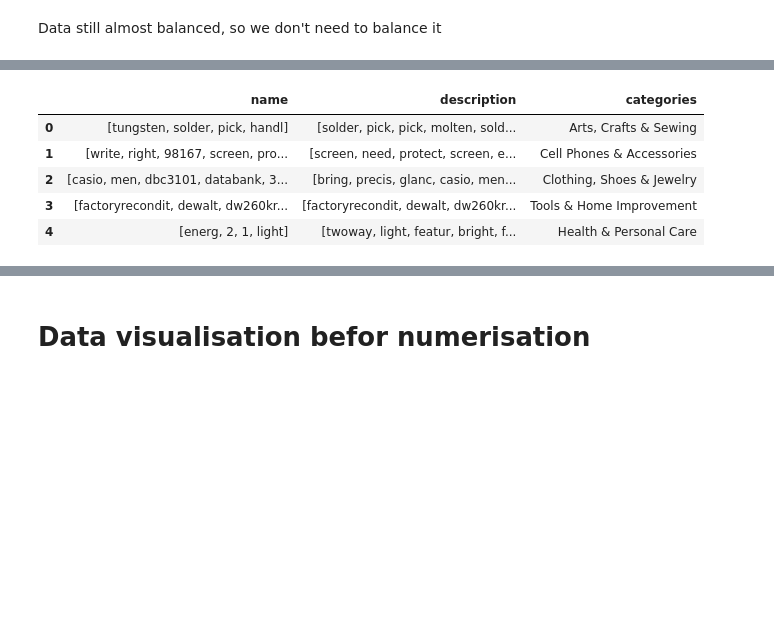
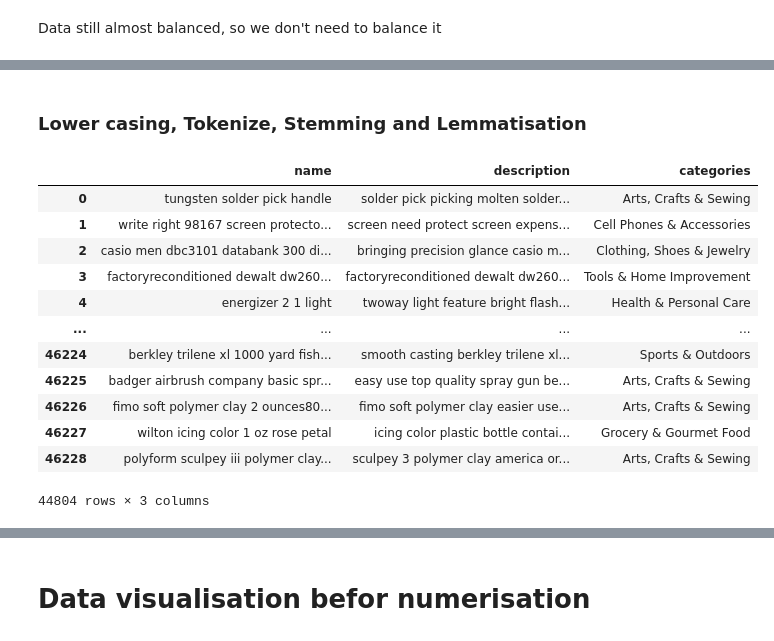
Before and after one commit to NextmediaMa/Product-Classification, a Jupyter notebook: clean_preprocess_data.ipynb, the cells around one changed output, grey strips where cells are left out. Saved outputs shown, nothing was run; the diff lists cells and outputs as text; code cells hidden in the pictures; blank space fills up the shorter version.

Commit message:
add changes to preprocessing

```diff
--- a/clean_preprocess_data.ipynb
+++ b/clean_preprocess_data.ipynb
@@ -283,4 +258,0 @@ products_data.head()
-# %%
-products_data["name"] = products_data["name"].str.lower()
-products_data["description"] = products_data["description"].str.lower()
-products_data.head()
@@ -404,11 +258,0 @@ products_data.head()
-# %%
-import re
-
-def remove_tag(text):
-    text=' '.join(text)
-    html_pattern = re.compile('<.*?>')
-    return html_pattern.sub(r'', text)
-
-products_data['name']=products_data['name'].apply(remove_tag)
-products_data['description']=products_data['description'].apply(remove_tag)
-products_data.head()
@@ -441,12 +259,52 @@ products_data.head()
-# %%
-from nltk import word_tokenize
-products_data['name']=products_data['name'].apply(lambda X: word_tokenize(X))
-products_data['description']=products_data['description'].apply(lambda X: word_tokenize(X))
-products_data.head()
-# %% [output]
-|  | name | description | categories |
-| 0 | [tungsten, solder, pick, handl] | [solder, pick, pick, molten, sold... | Arts, Crafts & Sewing |
-| 1 | [write, right, 98167, screen, pro... | [screen, need, protect, screen, e... | Cell Phones & Accessories |
-| 2 | [casio, men, dbc3101, databank, 3... | [bring, precis, glanc, casio, men... | Clothing, Shoes & Jewelry |
-| 3 | [factoryrecondit, dewalt, dw260kr... | [factoryrecondit, dewalt, dw260kr... | Tools & Home Improvement |
-| 4 | [energ, 2, 1, light] | [twoway, light, featur, bright, f... | Health & Personal Care |
+# %% [markdown]
+### Lower casing, Tokenize, Stemming and Lemmatisation
+# %%
+## for processing
+import re
+import nltk
+
+lst_stopwords = nltk.corpus.stopwords.words("english")
+lst_stopwords
+
+
+def utils_preprocess_text(text, flg_stemm=False, flg_lemm=True, lst_stopwords=None):
+    ## lower casing
+    text = re.sub(r'[^\w\s]', '', str(text).lower().strip())
+
+    ## Tokenize
+    lst_text = text.split()
+    ## remove Stopwords
+    if lst_stopwords is not None:
+        lst_text = [word for word in lst_text if word not in lst_stopwords]
+
+    ## Stemming
+    if flg_stemm == True:
+        ps = nltk.stem.porter.PorterStemmer()
+        lst_text = [ps.stem(word) for word in lst_text]
+
+    ## Lemmatisation
+    if flg_lemm == True:
+        lem = nltk.stem.wordnet.WordNetLemmatizer()
+        lst_text = [lem.lemmatize(word) for word in lst_text]
+
+    ## back to string from list
+    text = " ".join(lst_text)
+    return text
+
+products_data["name"] = products_data["name"].apply(lambda x: utils_preprocess_text(x, flg_stemm=False, flg_lemm=True, lst_stopwords=lst_stopwords))
+products_data["description"] = products_data["description"].apply(lambda x: utils_preprocess_text(x, flg_stemm=False, flg_lemm=True, lst_stopwords=lst_stopwords))
+products_data
+# %% [output]
+|  | name | description | categories |
+| 0 | tungsten solder pick handle | solder pick picking molten solder... | Arts, Crafts & Sewing |
+| 1 | write right 98167 screen protecto... | screen need protect screen expens... | Cell Phones & Accessories |
+| 2 | casio men dbc3101 databank 300 di... | bringing precision glance casio m... | Clothing, Shoes & Jewelry |
+| 3 | factoryreconditioned dewalt dw260... | factoryreconditioned dewalt dw260... | Tools & Home Improvement |
+| 4 | energizer 2 1 light | twoway light feature bright flash... | Health & Personal Care |
+| ... | ... | ... | ... |
+| 46224 | berkley trilene xl 1000 yard fish... | smooth casting berkley trilene xl... | Sports & Outdoors |
+| 46225 | badger airbrush company basic spr... | easy use top quality spray gun be... | Arts, Crafts & Sewing |
+| 46226 | fimo soft polymer clay 2 ounces80... | fimo soft polymer clay easier use... | Arts, Crafts & Sewing |
+| 46227 | wilton icing color 1 oz rose petal | icing color plastic bottle contai... | Grocery & Gourmet Food |
+| 46228 | polyform sculpey iii polymer clay... | sculpey 3 polymer clay america or... | Arts, Crafts & Sewing |
+44804 rows × 3 columns
```
Also changed, not shown: parts of 30 cells of this notebook, 2 other files.
